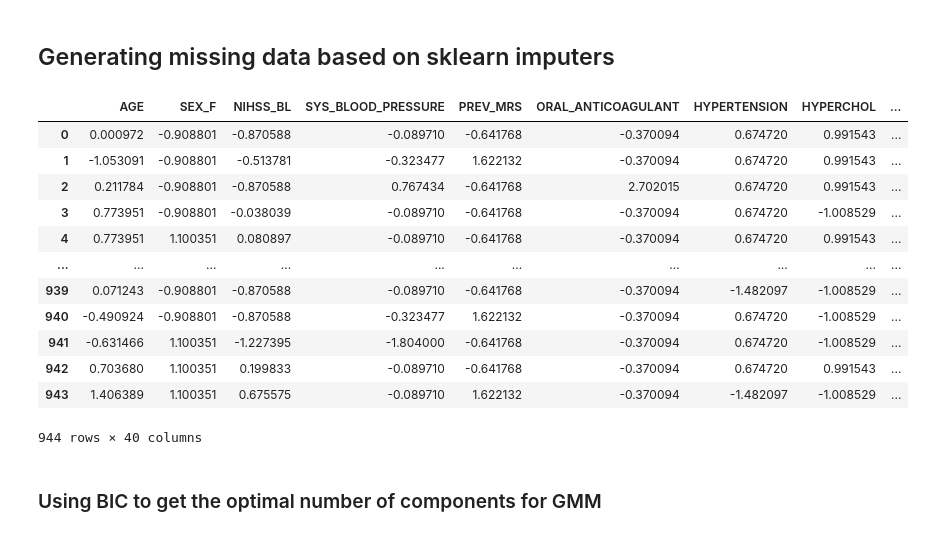
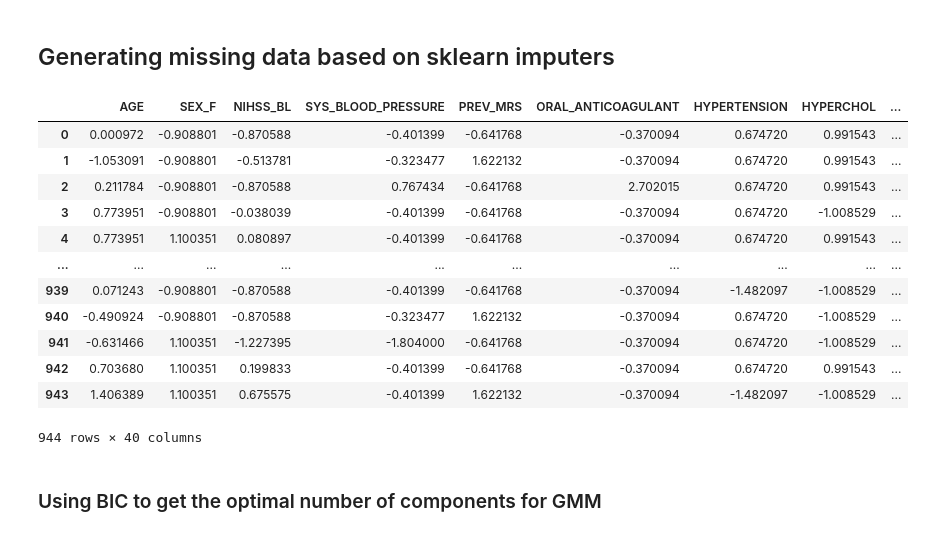
Before and after one commit to POskar/GenerativeMLForPrecisionMedicine, a Jupyter notebook: cGMM_with_missingness.ipynb, the cells around one changed output. Saved outputs shown, nothing was run; the diff lists cells and outputs as text; code cells hidden in the pictures.

```diff
--- a/cGMM_with_missingness.ipynb
+++ b/cGMM_with_missingness.ipynb
@@ -81,44 +81,45 @@ imp = IterativeImputer(missing_values=np.NaN, initial_strategy='median', random_
 # Iterate through columns in the DataFrame
 for col in imputer_df.columns:
     # Skip columns ending with '_MISSING'
     if col.endswith('_MISSING'):
         continue
     # Check if there is a corresponding missing flag column
     elif col + "_MISSING" in df.columns:
         # Check if there are missing values to impute
         if (imputer_df[col + "_MISSING"] == 1).any() and (pd.isna(imputer_df[col])).any():
             # Fit imputer on the column and transform the values
             imp.fit(imputer_df[[col]])
             imputer_df[col] = imp.transform(imputer_df[[col]]).ravel()
+            imputer_df[col + '_MISSING'] = 0
     else:
         # Check if there are missing values to impute
         if (pd.isna(imputer_df[col])).any():
             # Fit imputer on the column and transform the values
             imp.fit(imputer_df[[col]])
             imputer_df[col] = imp.transform(imputer_df[[col]]).ravel()
 
 # # Remove columns related to missingness flags
 # imputer_df = imputer_df[imputer_df.columns.drop(list(imputer_df.filter(regex='MISSING')))]
 
 imputer_df = pd.concat([imputer_df, columns_to_add_back_df], axis=1)
 
 # Save the imputed DataFrame to a CSV file
 imputer_df.to_csv('data/HAD_after_imputer.csv', index=False)
 
 imputer_df
 # %% [output]
 |  | AGE | SEX_F | NIHSS_BL | SYS_BLOOD_PRESSURE | PREV_MRS | ORAL_ANTICOAGULANT | HYPERTENSION | HYPERCHOL | ... |
-| 0 | 0.000972 | -0.908801 | -0.870588 | -0.089710 | -0.641768 | -0.370094 | 0.674720 | 0.991543 | ... |
+| 0 | 0.000972 | -0.908801 | -0.870588 | -0.401399 | -0.641768 | -0.370094 | 0.674720 | 0.991543 | ... |
 | 1 | -1.053091 | -0.908801 | -0.513781 | -0.323477 | 1.622132 | -0.370094 | 0.674720 | 0.991543 | ... |
 | 2 | 0.211784 | -0.908801 | -0.870588 | 0.767434 | -0.641768 | 2.702015 | 0.674720 | 0.991543 | ... |
-| 3 | 0.773951 | -0.908801 | -0.038039 | -0.089710 | -0.641768 | -0.370094 | 0.674720 | -1.008529 | ... |
-| 4 | 0.773951 | 1.100351 | 0.080897 | -0.089710 | -0.641768 | -0.370094 | 0.674720 | 0.991543 | ... |
+| 3 | 0.773951 | -0.908801 | -0.038039 | -0.401399 | -0.641768 | -0.370094 | 0.674720 | -1.008529 | ... |
+| 4 | 0.773951 | 1.100351 | 0.080897 | -0.401399 | -0.641768 | -0.370094 | 0.674720 | 0.991543 | ... |
 | ... | ... | ... | ... | ... | ... | ... | ... | ... | ... |
-| 939 | 0.071243 | -0.908801 | -0.870588 | -0.089710 | -0.641768 | -0.370094 | -1.482097 | -1.008529 | ... |
+| 939 | 0.071243 | -0.908801 | -0.870588 | -0.401399 | -0.641768 | -0.370094 | -1.482097 | -1.008529 | ... |
 | 940 | -0.490924 | -0.908801 | -0.870588 | -0.323477 | 1.622132 | -0.370094 | 0.674720 | -1.008529 | ... |
 | 941 | -0.631466 | 1.100351 | -1.227395 | -1.804000 | -0.641768 | -0.370094 | 0.674720 | -1.008529 | ... |
-| 942 | 0.703680 | 1.100351 | 0.199833 | -0.089710 | -0.641768 | -0.370094 | 0.674720 | 0.991543 | ... |
-| 943 | 1.406389 | 1.100351 | 0.675575 | -0.089710 | 1.622132 | -0.370094 | -1.482097 | -1.008529 | ... |
+| 942 | 0.703680 | 1.100351 | 0.199833 | -0.401399 | -0.641768 | -0.370094 | 0.674720 | 0.991543 | ... |
+| 943 | 1.406389 | 1.100351 | 0.675575 | -0.401399 | 1.622132 | -0.370094 | -1.482097 | -1.008529 | ... |
 944 rows × 40 columns
 # %% [markdown]
 ### Using BIC to get the optimal number of components for GMM
```
Also changed, not shown: parts of 3 cells of this notebook, 5 other files.
